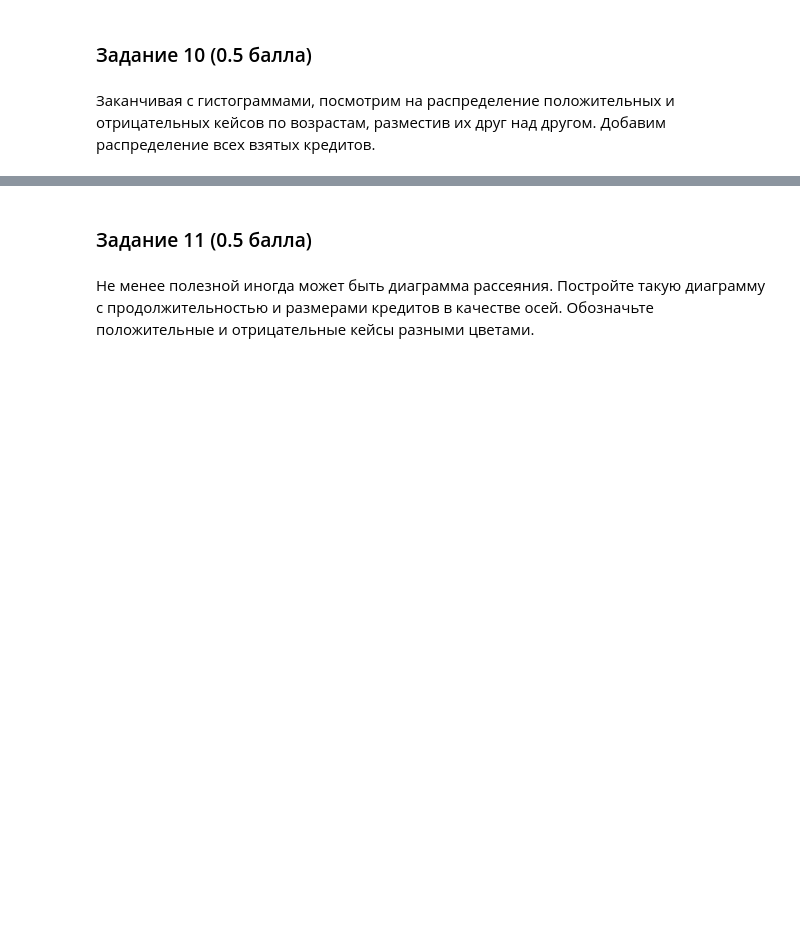
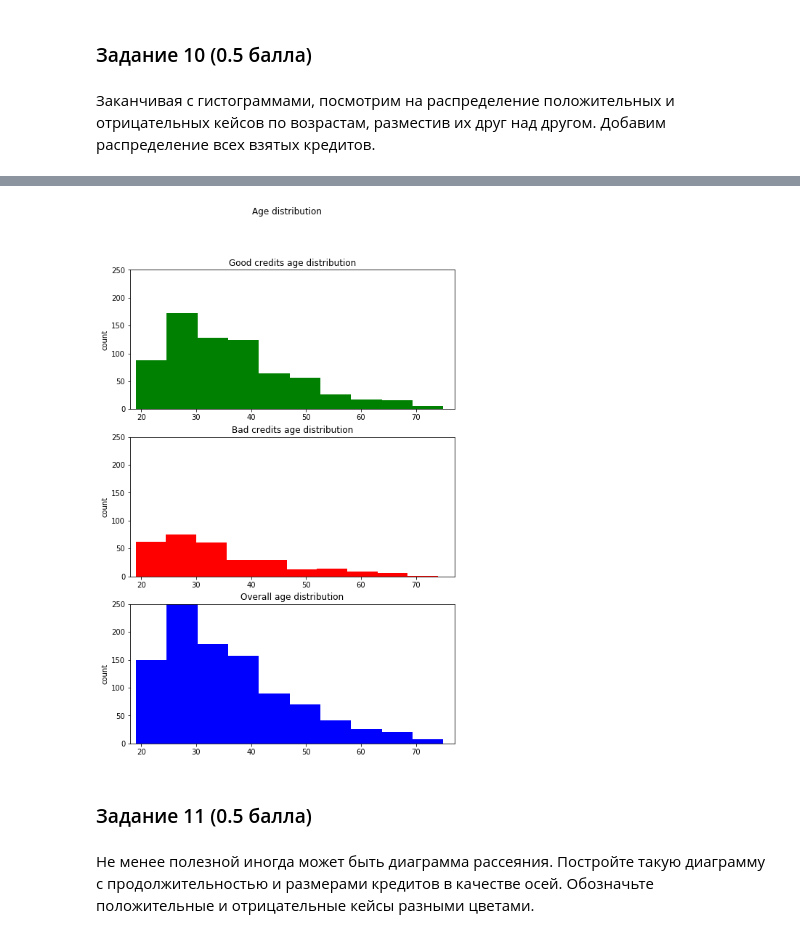
Before and after one commit to alyonabelenko/Courses, a Jupyter notebook: IAD2/03_eda/hw03-EDA.ipynb, the cells around one changed output, grey strips where cells are left out. Drawn from its saved outputs; the diff is of its cells as text; code cells hidden in the pictures; blank space fills up the shorter version.

```diff
--- a/IAD2/03_eda/hw03-EDA.ipynb
+++ b/IAD2/03_eda/hw03-EDA.ipynb
@@ -262,3 +259,29 @@ seaborn легко позволяет добавить ещё больше ин
+# %%
+fig, axs = plt.subplots(3, 1, figsize=(8, 12))
+
+fig.suptitle('Age distribution')
+
+axs[0].set_title('Good credits age distribution')
+axs[0].set_xlim(18, 77)
+axs[0].set_ylim(0, 250)
+axs[0].set_ylabel("count")
+axs[0].hist(data[data['credit_risk'] == 'good']['age'], color='green')
+
+axs[1].set_title('Bad credits age distribution')
+axs[1].set_xlim(18, 77)
+axs[1].set_ylim(0, 250)
+axs[1].set_ylabel("count")
+axs[1].hist(data[data['credit_risk'] == 'bad']['age'], color='red')
+
+axs[2].set_title('Overall age distribution')
+axs[2].set_xlim(18, 77)
+axs[2].set_ylim(0, 250)
+axs[2].set_ylabel("count")
+axs[2].hist(data['age'], color='blue')
+
+plt.show()
+# %% [output]
+[figure, added]
 # %% [markdown]
 ### Задание 11  (0.5 балла)
 # %% [markdown]
```
Also changed, not shown: parts of 8 cells of this notebook.
